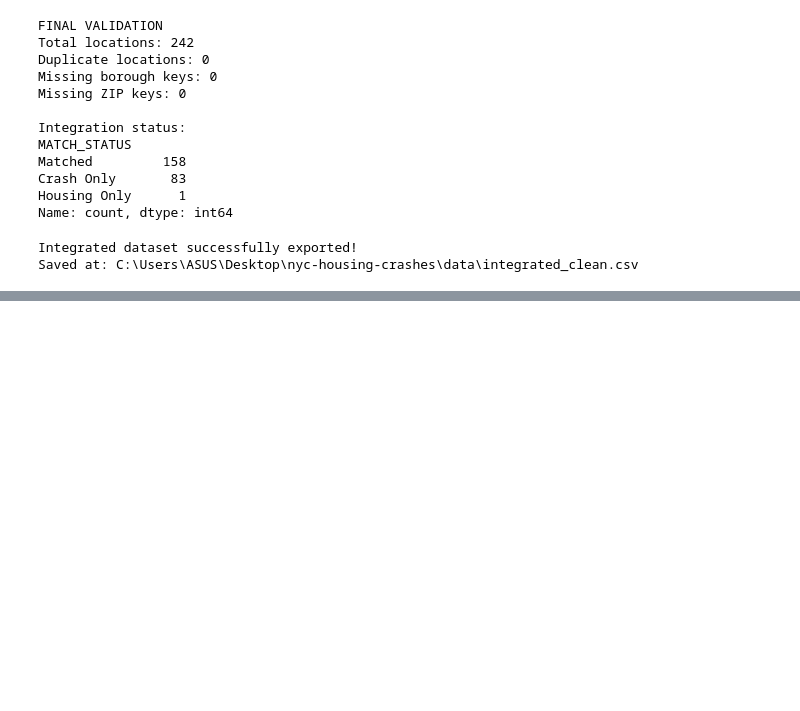
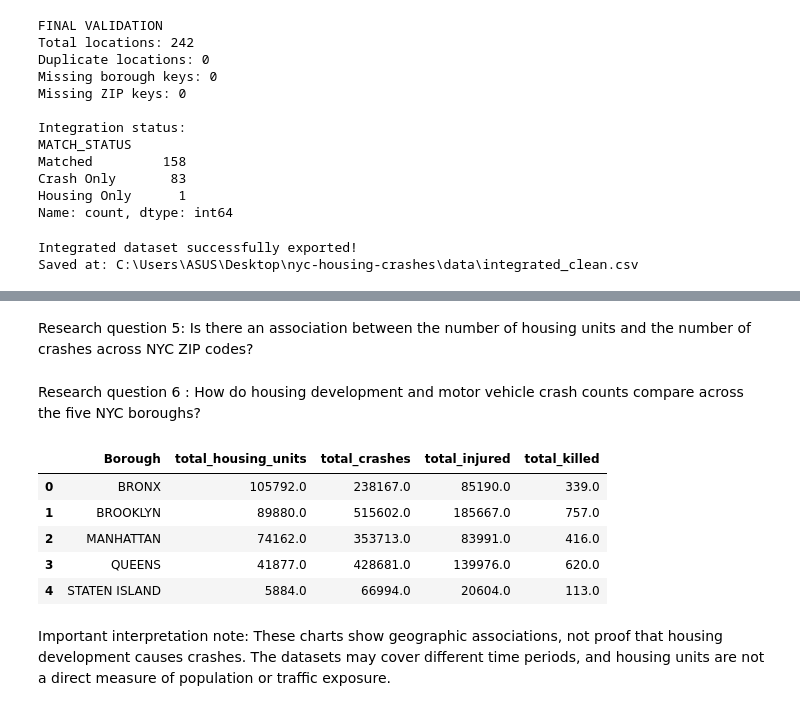
Before and after one commit to mashalyy12/nyc-housing-crashes, a Jupyter notebook: notebook/integration.ipynb, the cells around one changed output, grey strips where cells are left out. Drawn from its saved outputs; the diff is of its cells as text; code cells hidden in the pictures; blank space fills up the shorter version.

```diff
--- a/notebook/integration.ipynb
+++ b/notebook/integration.ipynb
@@ -550,0 +969,2 @@ Saved at: C:\Users\ASUS\Desktop\nyc-housing-crashes\data\integrated_clean.csv
+# %% [markdown]
+Research question 5: Is there an association between the number of housing units and the number of crashes across NYC ZIP codes?
@@ -551,3 +1013,78 @@ Saved at: C:\Users\ASUS\Desktop\nyc-housing-crashes\data\integrated_clean.csv
+# %% [markdown]
+Research question 6 : How do housing development and motor vehicle crash counts compare across the five NYC boroughs?
+# %%
+
+from plotly.subplots import make_subplots
+import plotly.graph_objects as go
+
+# Aggregate integrated data by borough
+borough_summary = (
+    integrated.groupby("Borough", as_index=False)
+    .agg(
+        total_housing_units=("counted_housing_units", "sum"),
+        total_crashes=("total_crashes", "sum"),
+        total_injured=("total_injured", "sum"),
+        total_killed=("total_killed", "sum")
+    )
+)
+
+# Create a chart with two y-axes
+fig2 = make_subplots(specs=[[{"secondary_y": True}]])
+
+# Housing units
+fig2.add_trace(
+    go.Bar(
+        x=borough_summary["Borough"],
+        y=borough_summary["total_housing_units"],
+        name="Counted Housing Units"
+    ),
+    secondary_y=False
+)
+
+# Crashes
+fig2.add_trace(
+    go.Scatter(
+        x=borough_summary["Borough"],
+        y=borough_summary["total_crashes"],
+        name="Total Crashes",
+        mode="lines+markers",
+        line=dict(width=3),
+        marker=dict(size=10)
+    ),
+    secondary_y=True
+)
+
+fig2.update_layout(
+    title="Housing Units and Motor Vehicle Crashes by NYC Borough",
+    title_x=0.5,
+    template="plotly_white",
+    height=600,
+    legend_title="Metrics"
+)
+
+fig2.update_xaxes(title_text="NYC Borough")
+fig2.update_yaxes(
+    title_text="Counted Housing Units",
+    secondary_y=False
+)
+fig2.update_yaxes(
+    title_text="Number of Crashes",
+    secondary_y=True
+)
+
+fig2.show()
+
+# Display the borough summary
+display(borough_summary)
+# %% [output]
+|  | Borough | total_housing_units | total_crashes | total_injured | total_killed |
+| 0 | BRONX | 105792.0 | 238167.0 | 85190.0 | 339.0 |
+| 1 | BROOKLYN | 89880.0 | 515602.0 | 185667.0 | 757.0 |
+| 2 | MANHATTAN | 74162.0 | 353713.0 | 83991.0 | 416.0 |
+| 3 | QUEENS | 41877.0 | 428681.0 | 139976.0 | 620.0 |
+| 4 | STATEN ISLAND | 5884.0 | 66994.0 | 20604.0 | 113.0 |
+# %% [markdown]
+Important interpretation note: These charts show geographic associations, not proof that housing development causes crashes. The datasets may cover different time periods, and housing units are not a direct measure of population or traffic exposure.
 # %% [markdown]
 # Data Integration and Post-Integration Cleaning
 
```
Also changed, not shown: parts of 7 cells of this notebook, 10 other files.
